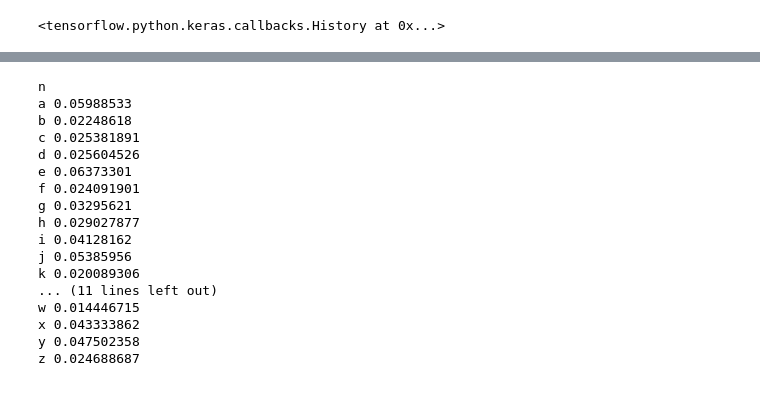
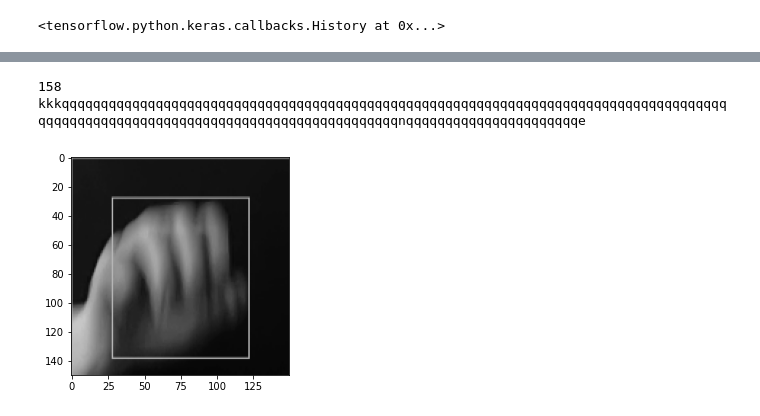
Before and after one commit to Logan-Rose/ASL-transcriber, a Jupyter notebook: new_classifier.ipynb, the cells around one changed output, grey strips where cells are left out. Cells and saved outputs as stored; diff of their text form; code cells hidden in the pictures.

```diff
--- a/new_classifier.ipynb
+++ b/new_classifier.ipynb
@@ -217,6 +217,7 @@ Epoch 91/100
 def find_hands(current, width, height):
     rect_list = []
     hand_classifier = []
+    center = (0,0)
     # iterates through hand tracking data per hand
     if current.multi_hand_landmarks:
         for index, info in enumerate(current.multi_handedness):
@@ -234,8 +235,9 @@ def find_hands(current, width, height):
             y_min = int(np.min(y_values) - 10)
             x_max = int(np.max(x_values) + 10)
             y_max = int(np.max(y_values) + 10)
+            center = (x_min + (x_max-x_min)//2, y_min + (y_max-y_min)//2)
             rect_list.append(((x_min, y_min), (x_max, y_max), (0, 255, 0), hand_classifier[index]))
-    return rect_list
+    return rect_list, center
 # %%
 def capture():
     video = cv.VideoCapture(0, cv.CAP_DSHOW) #captureDevice = camera
@@ -300,13 +315,0 @@ Please use only one hand
-# %%
-first_image = frames[122]
-print(type(first_image))
-img = resize(color.rgb2gray(first_image), (150,150))
-plt.imshow(img, cmap = 'gray')
-im = Image.fromarray((img*255))
-plt.imshow(im, cmap = 'gray')
-if im.mode !='RGB':
-  im = im.convert('RGB')
-im.save('test_data.png')
-
-# tmp = resize(color.rgb2gray(io.imread('./Untitled3.png')), (150,150))
-# plt.imshow(tmp, cmap = 'gray')
@@ -316,32 +316,31 @@ im.save('test_data.png')
 # %%
-x = tf.keras.preprocessing.image.img_to_array(img)
-x = np.expand_dims(x, axis=0)
+def saveImg(img):
+  im = Image.fromarray((img*255))
+  plt.imshow(im, cmap = 'gray')
+  if im.mode !='RGB':
+    im = im.convert('RGB')
+  im.save(f'./frames/{i}.png')
 
-images = np.vstack([x])
+print(len(frames))
+processedFrames= []
+for i, frame in enumerate(frames):
+  img = resize(color.rgb2gray(frame), (150,150))
+  x = tf.keras.preprocessing.image.img_to_array(img)
+  x = np.expand_dims(x, axis=0)
+  processedFrames.append(x)
+  saveImg(img)
 
+
+images = np.vstack(processedFrames)
 predictions = model.predict(images)
-
-classIndex = np.argmax(predictions[0])
-
-print(classes[classIndex])
-
-for i in range(len(predictions[0])):
-  print(classes[i], predictions[0][i])
+output = ""
+for prediction in predictions:
+  classIndex = np.argmax(prediction)
+  output += classes[classIndex]
+print(output)
+  # for i in range(len(predictions[0])):
+  #   print(classes[i], predictions[0][i])
 # %% [output]
-n
-a 0.05988533
-b 0.02248618
-c 0.025381891
-d 0.025604526
-e 0.06373301
-f 0.024091901
-g 0.03295621
-h 0.029027877
-i 0.04128162
-j 0.05385956
-k 0.020089306
-... (11 lines left out)
-w 0.014446715
-x 0.043333862
-y 0.047502358
-z 0.024688687
+158
+kkkqqqqqqqqqqqqqqqqqqqqqqqqqqqqqqqqqqqqqqqqqqqqqqqqqqqqqqqqqqqqqqqqqqqqqqqqqqqqqqqqqqqqqqqqqqqqqqqqqqqqqqqqqqqqqqqqqqqqqqqqqqqqqqqqqqqnqqqqqqqqqqqqqqqqqqqqqqe
+[figure, added]
```
Also changed, not shown: parts of 4 cells of this notebook.
